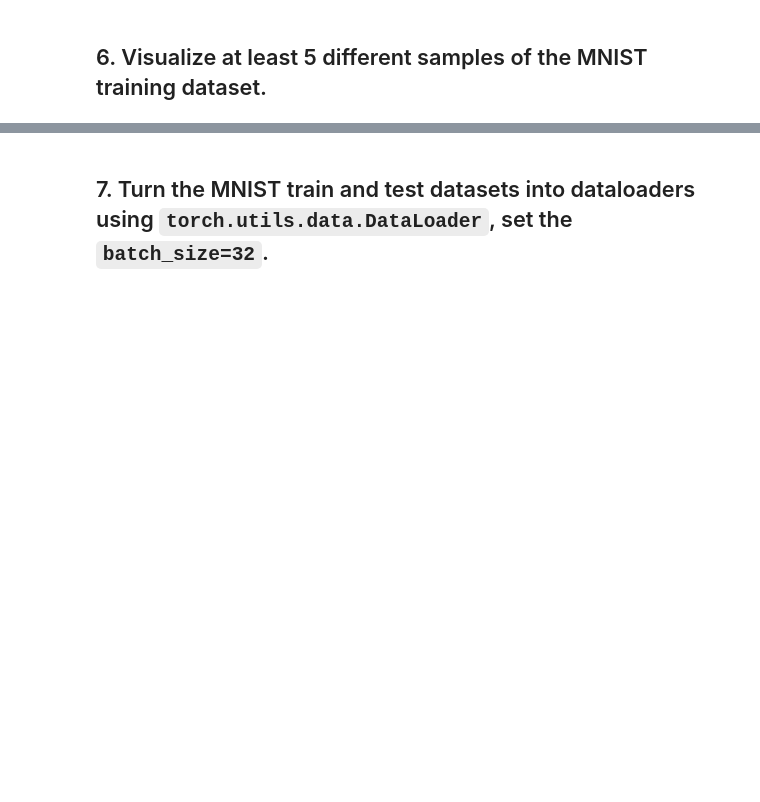
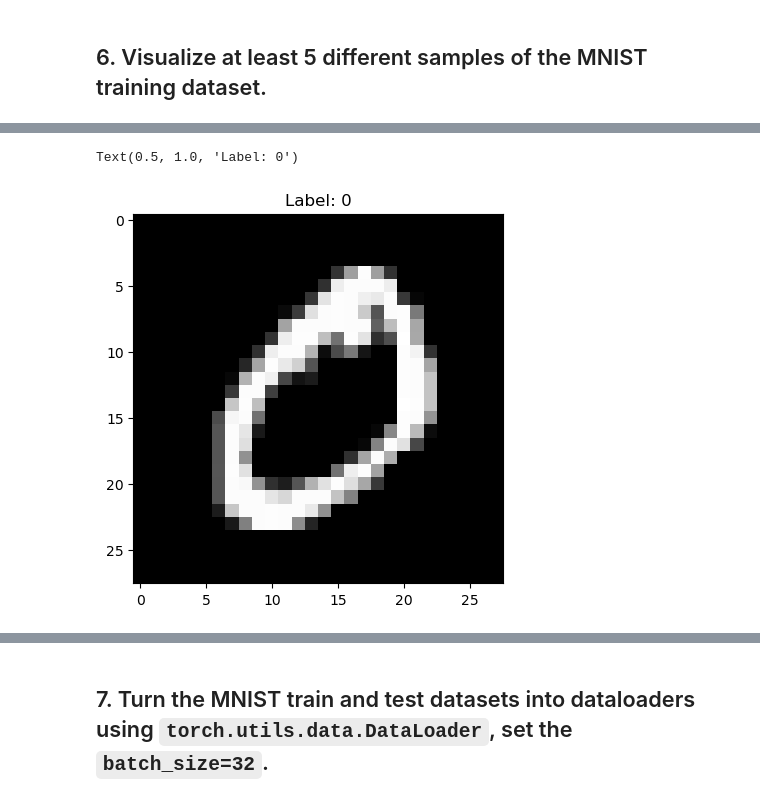
Before and after one commit to guanshengdu/pytorch-deep-learning, a Jupyter notebook: extras/exercises/03_pytorch_computer_vision_exercises.ipynb, the cells around one changed output, grey strips where cells are left out. Drawn from its saved outputs; the diff is of its cells as text; code cells hidden in the pictures; blank space fills up the shorter version.

```diff
--- a/extras/exercises/03_pytorch_computer_vision_exercises.ipynb
+++ b/extras/exercises/03_pytorch_computer_vision_exercises.ipynb
@@ -69,0 +144,6 @@ cuda
+# %%
+plt.imshow(train_data[1][0].squeeze(), cmap="gray")
+plt.title(f"Label: {train_data[1][1]}")
+# %% [output]
+Text(0.5, 1.0, 'Label: 0')
+[figure, added]
```
Also changed, not shown: parts of 33 cells of this notebook, 4 other files.
